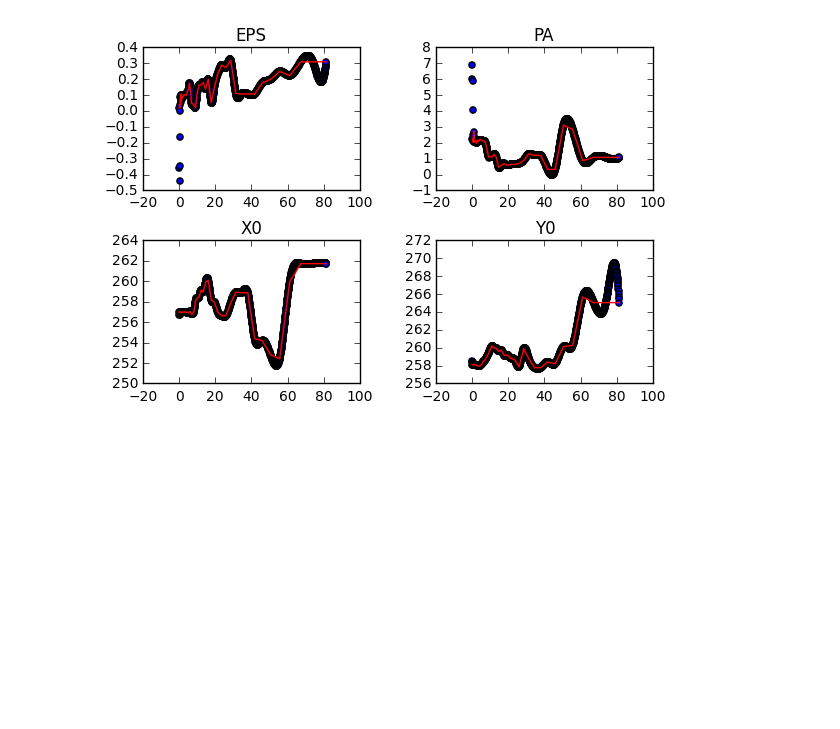
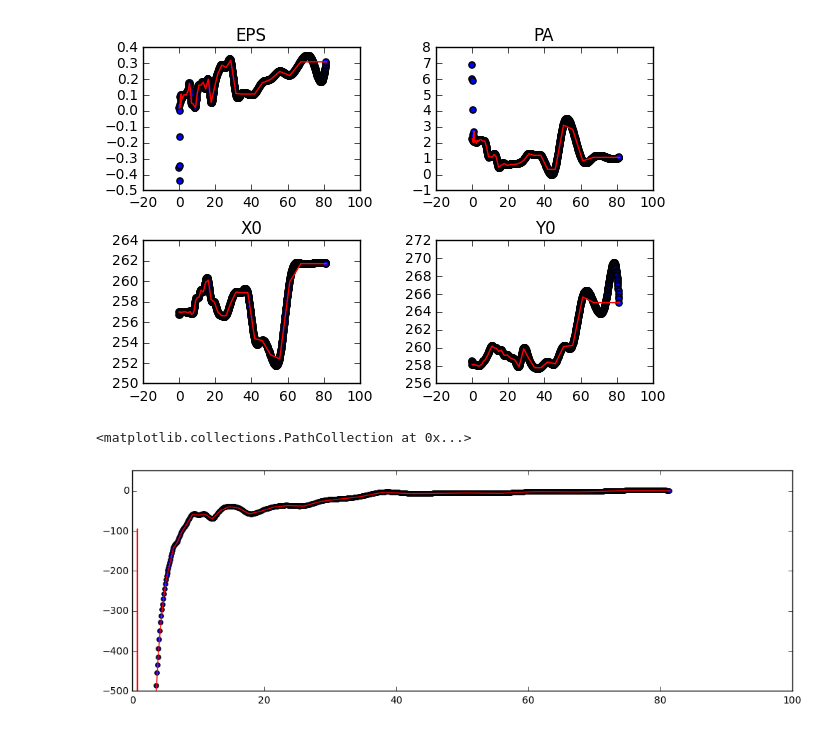
Before and after one commit to ibusko/isophote, a Jupyter notebook: docs/notebooks/development_model.ipynb, the cells around one changed output. Cells and saved outputs as stored; diff of their text form; code cells hidden in the pictures; blank space fills up the shorter version.

```diff
--- a/docs/notebooks/development_model.ipynb
+++ b/docs/notebooks/development_model.ipynb
@@ -90,3 +90,13 @@ plt.title('Y0')
 plt.subplots_adjust(top=0.92, bottom=0.08, left=0.10, right=0.95, hspace=0.35, wspace=0.35)
 # %% [output]
 [figure]
+# %%
+interpolator = UnivariateSpline(isolist.sma[1:], isolist.grad[1:], s=smoothing_factor) # discard central point
+grad = interpolator(finely_spaced_sma)
+plt.gcf().set_size_inches(12.,4.)
+plt.axis([0.,100.,-500.,50.])
+plt.plot(isolist.sma, isolist.grad, 'red')
+plt.scatter(finely_spaced_sma, grad)
+# %% [output]
+<matplotlib.collections.PathCollection at 0x...>
+[figure, added]
```
Also changed, not shown: parts of 2 cells of this notebook, 2 other files.
